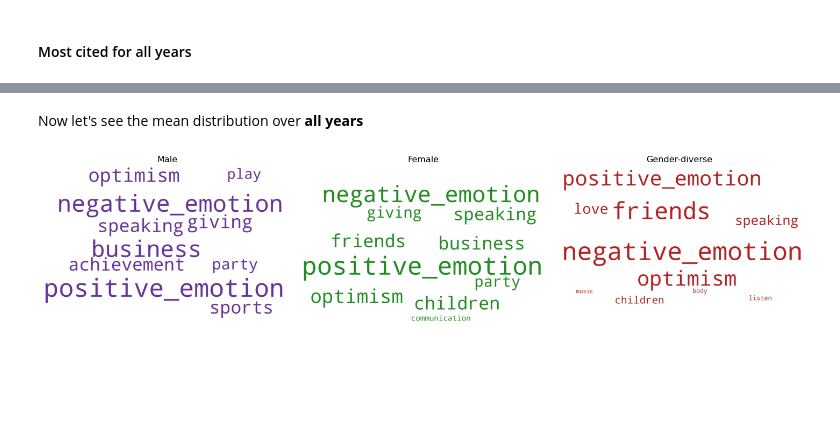
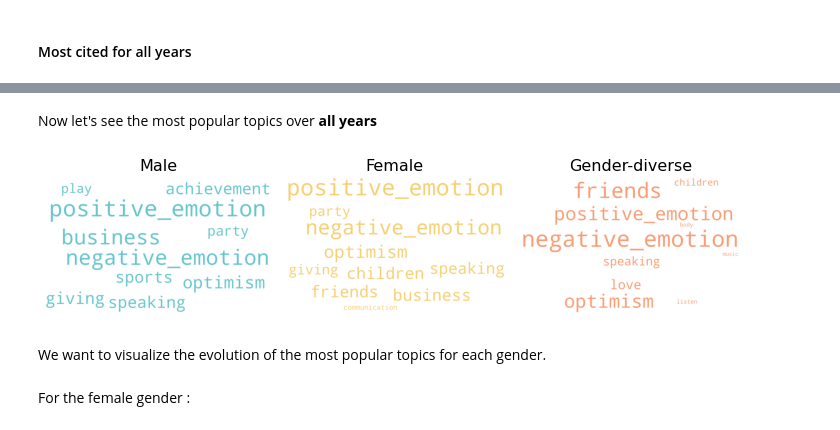
Before and after one commit to epfl-ada/ada-2021-project-palomamo, a Jupyter notebook: gender_topics.ipynb, the cells around one changed output, grey strips where cells are left out. Saved outputs shown, nothing was run; the diff lists cells and outputs as text; code cells hidden in the pictures; blank space fills up the shorter version.

Commit message:
comments and graphs

```diff
--- a/gender_topics.ipynb
+++ b/gender_topics.ipynb
@@ -133,6 +128,0 @@ def get_n_most_cited(dict_topics_gender, n):
-# %%
-def get_n_most_cited_all_years(list_dict):
-  res = Counter({})
-  for d in list_dict:
-    res += Counter(d)
-  return dict(res)
@@ -329,9 +418,13 @@ n_most_others_2018 = get_n_most_cited(dict_topics_others_2018, 10)
 # %%
+# read the dataframe
 topics_2017_df = pd.read_pickle(QUOTES_TOPICS_2017_PATH)
+
 # Create one topic dictionary per gender
 dict_topics_males_2017 = topics_2017_df[topics_2017_df['gender'] == 'male'].topics.values[0]
 dict_topics_females_2017 = topics_2017_df[topics_2017_df['gender'] == 'female'].topics.values[0]
 dict_topics_others_2017 = topics_2017_df[topics_2018_df['gender'] == 'others'].topics.values[0]
-n_most_males_2017 = get_n_most_cited(dict_topics_males_2017, 10)
-n_most_females_2017 = get_n_most_cited(dict_topics_females_2017, 10)
-n_most_others_2017 = get_n_most_cited(dict_topics_others_2017, 10)
+
+# get the most popular topics per gender
+n_most_males_2017 = get_n_most_cited(dict_topics_males_2017, n)
+n_most_females_2017 = get_n_most_cited(dict_topics_females_2017, n)
+n_most_others_2017 = get_n_most_cited(dict_topics_others_2017, n)
@@ -340,9 +433,13 @@ n_most_others_2017 = get_n_most_cited(dict_topics_others_2017, 10)
 # %%
+# read the dataframe
 topics_2016_df = pd.read_pickle(QUOTES_TOPICS_2016_PATH)
+
 # Create one topic dictionary per gender
 dict_topics_males_2016 = topics_2016_df[topics_2016_df['gender'] == 'male'].topics.values[0]
 dict_topics_females_2016 = topics_2016_df[topics_2016_df['gender'] == 'female'].topics.values[0]
 dict_topics_others_2016 = topics_2016_df[topics_2016_df['gender'] == 'others'].topics.values[0]
-n_most_males_2016 = get_n_most_cited(dict_topics_males_2016, 10)
-n_most_females_2016 = get_n_most_cited(dict_topics_females_2016, 10)
-n_most_others_2016 = get_n_most_cited(dict_topics_others_2016, 10)
+
+# get the most popular topics per gender
+n_most_males_2016 = get_n_most_cited(dict_topics_males_2016, n)
+n_most_females_2016 = get_n_most_cited(dict_topics_females_2016, n)
+n_most_others_2016 = get_n_most_cited(dict_topics_others_2016, n)
@@ -351,9 +448,13 @@ n_most_others_2016 = get_n_most_cited(dict_topics_others_2016, 10)
 # %%
+#read the dataframe
 topics_2015_df = pd.read_pickle(QUOTES_TOPICS_2015_PATH)
+
 # Create one topic dictionary per gender
 dict_topics_males_2015 = topics_2015_df[topics_2015_df['gender'] == 'male'].topics.values[0]
 dict_topics_females_2015 = topics_2015_df[topics_2015_df['gender'] == 'female'].topics.values[0]
 dict_topics_others_2015 = topics_2015_df[topics_2015_df['gender'] == 'others'].topics.values[0]
-n_most_males_2015 = get_n_most_cited(dict_topics_males_2015, 10)
-n_most_females_2015 = get_n_most_cited(dict_topics_females_2015, 10)
-n_most_others_2015 = get_n_most_cited(dict_topics_others_2015, 10)
+
+# get the most popular topics per gender
+n_most_males_2015 = get_n_most_cited(dict_topics_males_2015, n)
+n_most_females_2015 = get_n_most_cited(dict_topics_females_2015, n)
+n_most_others_2015 = get_n_most_cited(dict_topics_others_2015, n)
@@ -397,32 +546,40 @@ categorical_plot_allyears(male_topics,'male','male_topics')
 # %% [markdown]
-Now let's see the mean distribution over **all years**
+Now let's see the most popular topics over **all years**
 # %%
-cols = ['rebeccapurple', 'forestgreen', 'firebrick']
-fig, axes = plt.subplots(1, 3, figsize=(20,20), sharex=True, sharey=True)
+#color palette
+cols = [(102,197,204), (246,207,113),(248,156,116)]
+
+# plot
+fig, axes = plt.subplots(1, 3, figsize=(10,10), sharex=True, sharey=True)
 
 cloud = WordCloud(width=3000,
                   height=1900,
                   prefer_horizontal=1.0,
                   max_words=10,
                   background_color='white',
                   relative_scaling = 1,
                   color_func=lambda *args, **kwargs: cols[i])
 
 for i, ax in enumerate(axes.flatten()):
     fig.add_subplot(ax)
     topic_words = n_most[i]
     cloud.generate_from_frequencies(topic_words, max_font_size=300)
     plt.gca().imshow(cloud)
     plt.gca().set_title(genders[i], fontdict=dict(size=16))
     plt.gca().axis('off')
 
 
 plt.subplots_adjust(wspace=0, hspace=0)
 plt.axis('off')
 plt.margins(x=0, y=0)
 plt.tight_layout()
+#save to png
 plt.savefig('docs/_includes/word_cloud.png',  bbox_inches='tight')
 plt.show()
 # %% [output]
-[figure, old version]
+[figure, new version]
+# %% [markdown]
+We want to visualize the evolution of the most popular topics for each gender.
+# %% [markdown]
+For the female gender :
 # %%
```
Also changed, not shown: parts of 80 cells of this notebook.
